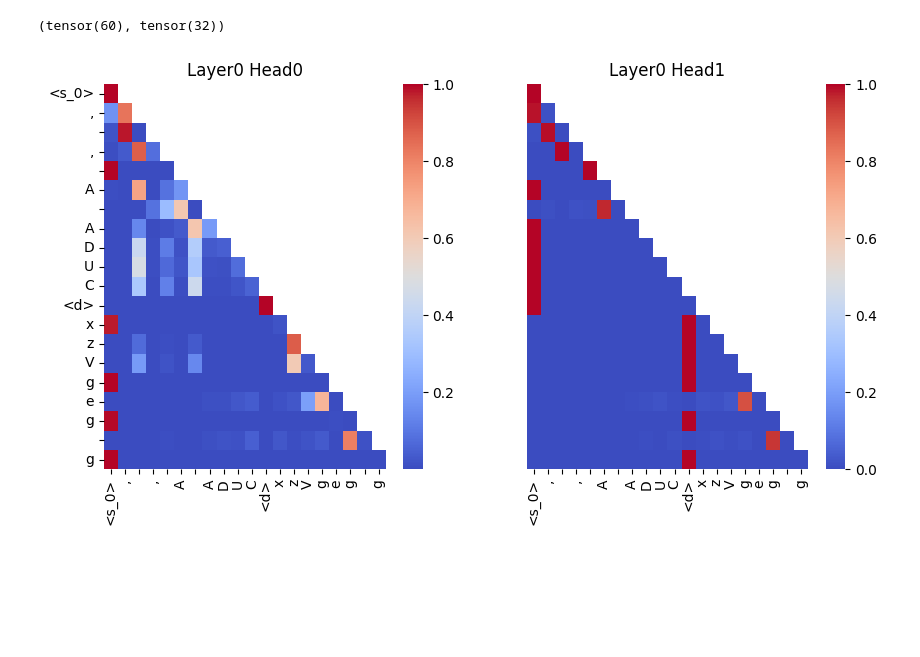
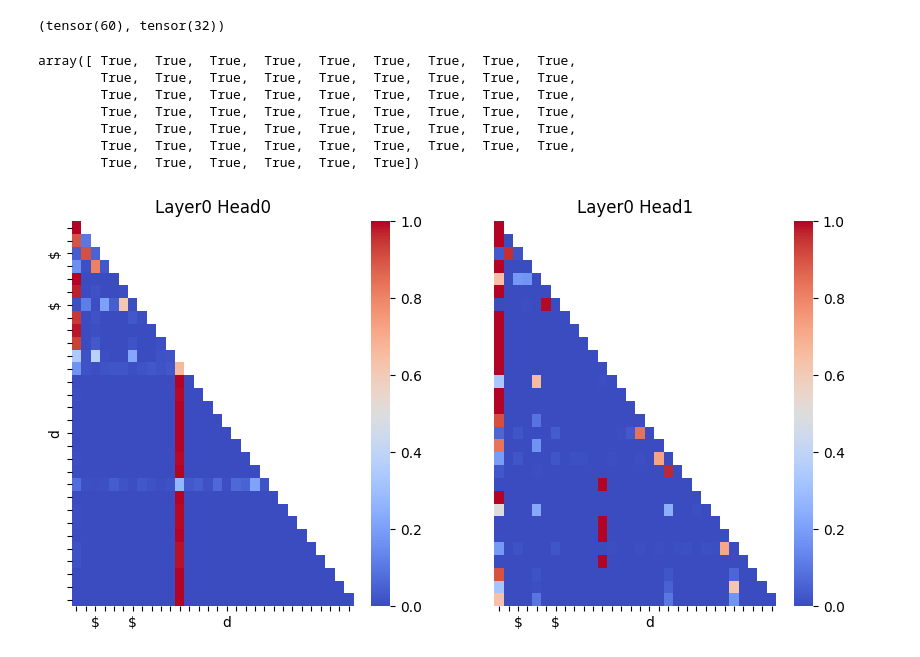
Before and after one commit to GuoTianYu2000/transformer-birth, a Jupyter notebook: plot_double_tasks.ipynb, the cells around one changed output. Drawn from its saved outputs; the diff is of its cells as text; code cells hidden in the pictures; blank space fills up the shorter version.

```diff
--- a/plot_double_tasks.ipynb
+++ b/plot_double_tasks.ipynb
@@ -30,7 +33,7 @@ from ihead_full_model import ModelArgs, Transformer, forward_hook
 # %%
 run_path_server1="/data/tianyu_guo/birth/gens/pre_final/dormant_double_tasks"
 # run_path_server2="/data/tianyu_guo/birth/gens/special/dormant_copy_2"
-model, cfg, x, y, ds = load_model(run_path_local="/Users/guotianyu/GitHub/birth/gens/special/markov", run_path_server=run_path_server1, n_layers=1, n_heads=2, bos_num=1, train_steps=10000, delim=0.05, with_data=True, data_path_local="/Users/guotianyu/GitHub/birth/data", data_path_server="/data/tianyu_guo/birth/data")
+model, cfg, x, y, ds = load_model(run_path_local="/Users/guotianyu/GitHub/birth/gens/special/markov", run_path_server=run_path_server1, n_layers=1, n_heads=2, bos_num=1, train_steps=10000, delim=0.03, with_data=True, data_path_local="/Users/guotianyu/GitHub/birth/data", data_path_server="/data/tianyu_guo/birth/data")
 hook = forward_hook(target_layers=[], target_name="")
 predicts, outputs_list = model.modified_forward_with_hook(x, hook)
 model.cuda()
@@ -59,19 +62,31 @@ seq_idx = 60
 r[0][seq_idx], r[1][seq_idx]
 # %% [output]
 (tensor(60), tensor(32))
+# %%
+~np.isin(sub_seq, ds.idxs)
+# %% [output]
+array([ True,  True,  True,  True,  True,  True,  True,  True,  True,
+        True,  True,  True,  True,  True,  True,  True,  True,  True,
+        True,  True,  True,  True,  True,  True,  True,  True,  True,
+        True,  True,  True,  True,  True,  True,  True,  True,  True,
+        True,  True,  True,  True,  True,  True,  True,  True,  True,
+        True,  True,  True,  True,  True,  True,  True,  True,  True,
+        True,  True,  True,  True,  True,  True])
 # %%
-seq_len = 20
+seq_len = 30
 seq_idx = 0
 layer_idx = 0
 sub_seq = x.detach().cpu()[seq_idx, :seq_len].numpy().copy()
-# sub_seq[~np.isin(sub_seq, ds.idxs)] = 0
-# sub_seq[sub_seq == 1] = 3
+is_before_d = np.array([True if i < r[1][seq_idx] else False for i in range(seq_len)])
+sub_seq[~np.isin(sub_seq, ds.idxs) & is_before_d] = 0
+sub_seq[~np.isin(sub_seq, ds.idxs2) & ~is_before_d] = 0
+sub_seq[sub_seq == 1] = 3
 text = ds.decode(sub_seq)
 fig, axes = plt.subplots(1, 2, figsize=(10, 5))
 axes = axes.flatten()
 for head_idx in range(2):
     ax = axes[head_idx]
     plot_attns(cfg, ax, seq_idx, head_idx, layer_idx, seq_len, outputs_list, text)
 plt.show()
 # %% [output]
-[figure, old version]
+[figure, new version]
```
Also changed, not shown: parts of 3 cells of this notebook, 42 other files.
